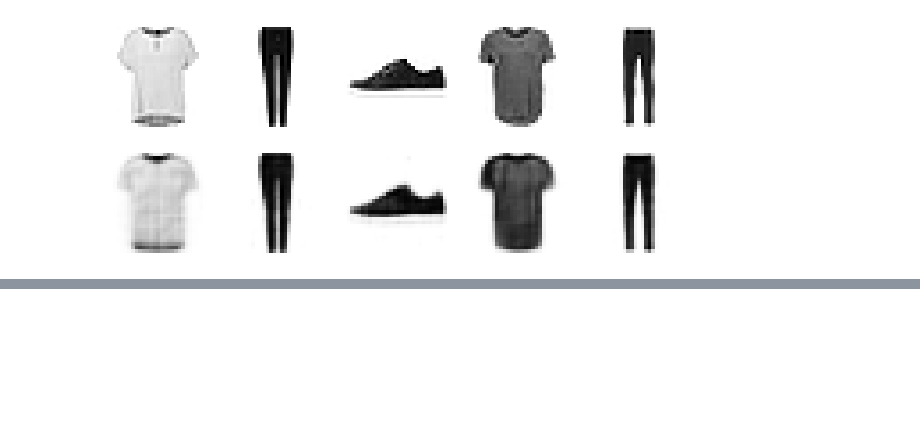
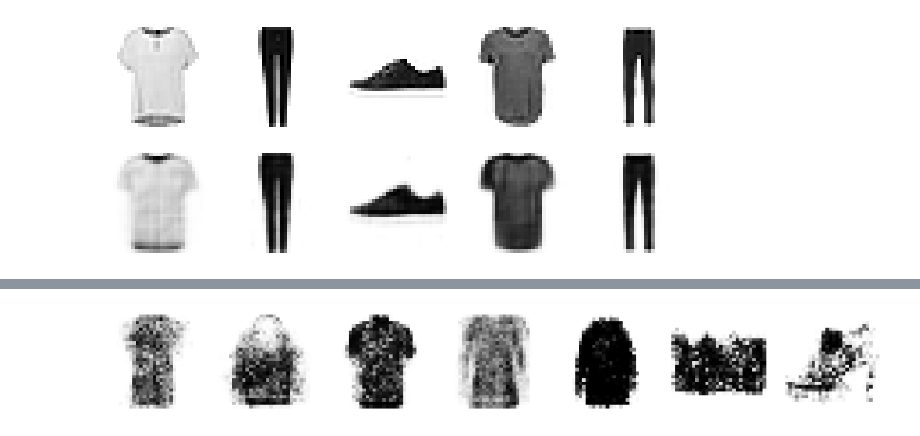
Before and after one commit to DamtanX/My_PyTorch_Scikit-learn_studies, a Jupyter notebook: ch18/ch18.ipynb, the cells around one changed output, grey strips where cells are left out. Saved outputs shown, nothing was run; the diff lists cells and outputs as text; code cells hidden in the pictures; blank space fills up the shorter version.

```diff
--- a/ch18/ch18.ipynb
+++ b/ch18/ch18.ipynb
@@ -331,0 +540,2 @@ plt.show()
+# %%
+train_gan(generator, discriminator, fashion_train_loader, 32, 20)
@@ -331,0 +544,9 @@ plt.show()
+# %%
+generator.eval()
+codings = torch.randn(7, 32, device=device)
+with torch.no_grad():
+    images = generator(codings)
+
+plot_reconstructions(generator, images, 7, True)
+# %% [output]
+[figure, added]
```
Also changed, not shown: parts of 13 cells of this notebook.
